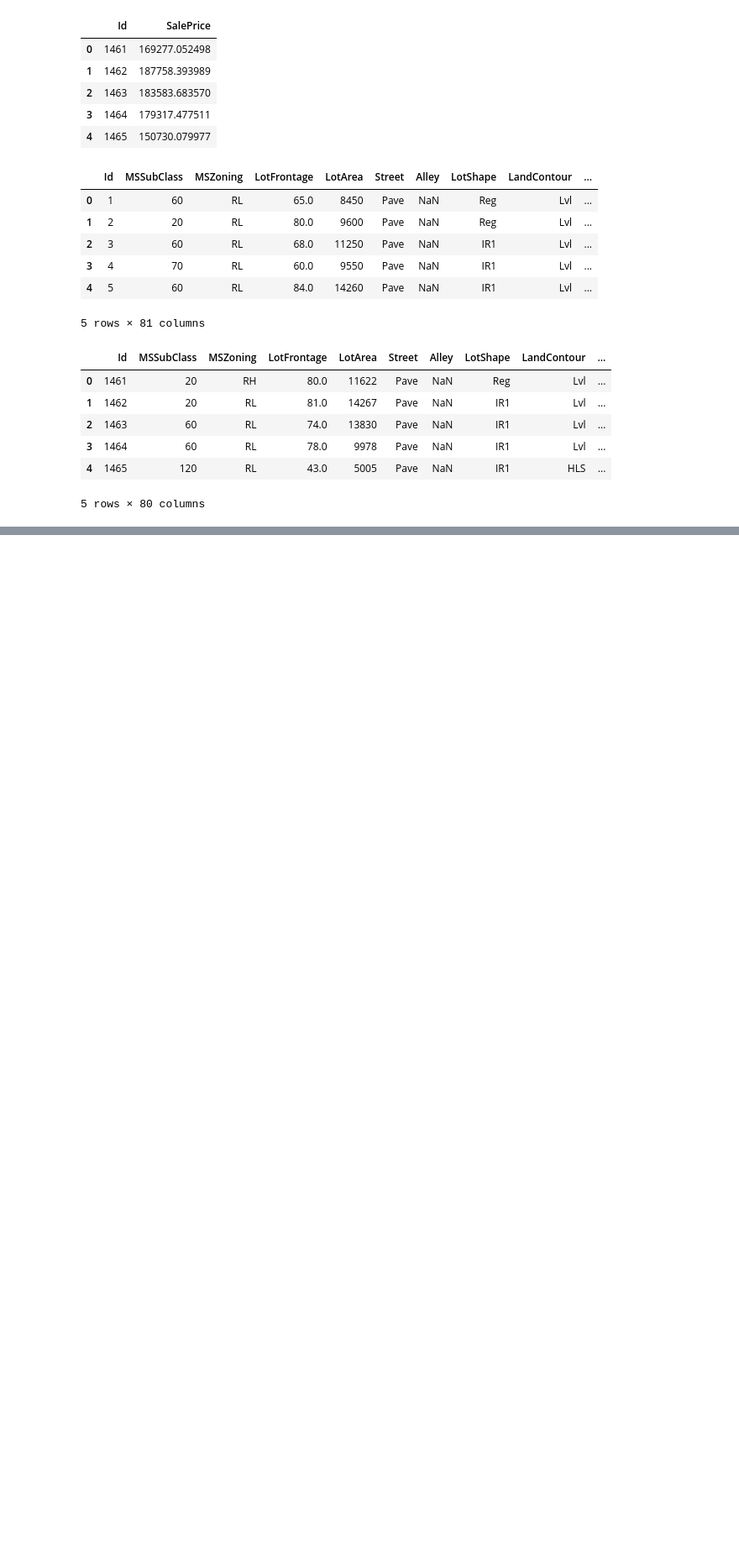
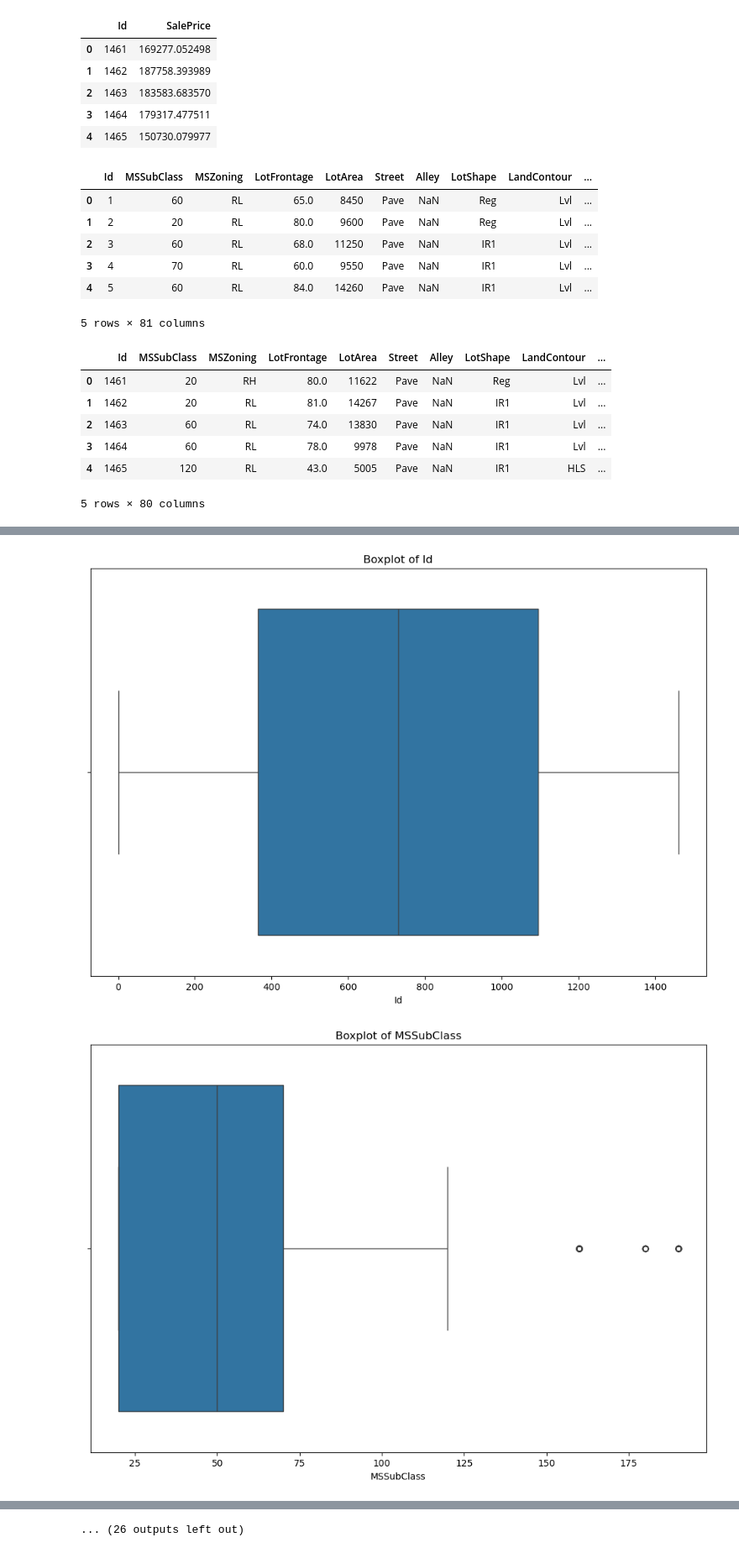
Before and after one commit to TurmaeUrsorum/repo_dicoding, a Jupyter notebook: 3. Belajar Machine Learning untuk Pemula/3. Machine Learning Workflow/ML_workflow.ipynb, the cells around one changed output, grey strips where cells are left out. Shown at 84% size. Cells and saved outputs as stored; diff of their text form; code cells hidden in the pictures; blank space fills up the shorter version.

Commit message:
masih belom fiks ini masalah outliers

```diff
--- a/3. Belajar Machine Learning untuk Pemula/3. Machine Learning Workflow/ML_workflow.ipynb
+++ b/3. Belajar Machine Learning untuk Pemula/3. Machine Learning Workflow/ML_workflow.ipynb
@@ -38,0 +206,22 @@ test.head()
+# %%
+# contoh sederhana untuk mengedintifikasi outliers menggunakan IQR
+Q1 = df[numeric_feature].quantile(0.25)
+Q3 = df[numeric_feature].quantile(0.75)
+IQR = Q3 - Q1
+# %%
+# Filter dataframe untuk hanya menyimpan baris yang tidak mengandung outliers pada kolom numerik
+condition = ~((df[numeric_feature] <= (Q1 - 1.5 * IQR)) | (df[numeric_feature] >= (Q3 + 1.5 * IQR))).all(axis=1)
+
+df_filtered_numeric = df.loc[condition, numeric_feature]
+# %%
+# mengecek apakah masih ada outliers nya
+for feature in df_filtered_numeric:
+    plt.figure(figsize=(12, 8))
+    sns.boxplot(
+        x=df[feature]
+    )
+    plt.title(f"Boxplot of {feature}")
+    plt.show()
+# %% [output]
+[figure, added]
+[figure, added]
@@ -38,0 +238 @@ test.head()
+... (26 outputs left out)
```
Also changed, not shown: parts of 25 cells of this notebook.
